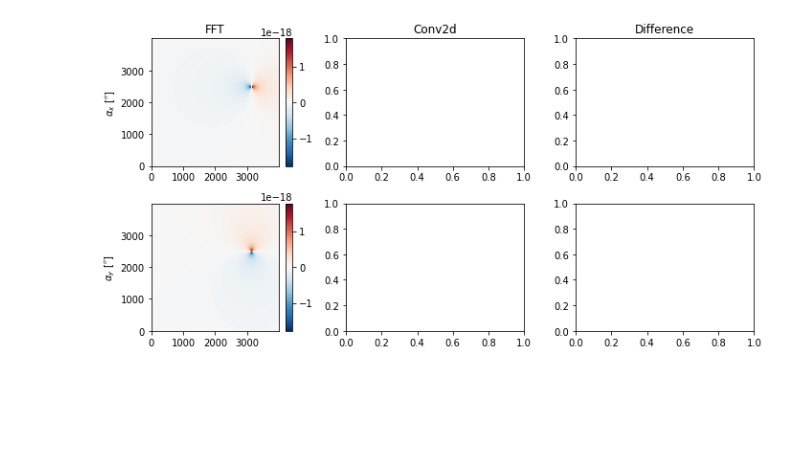
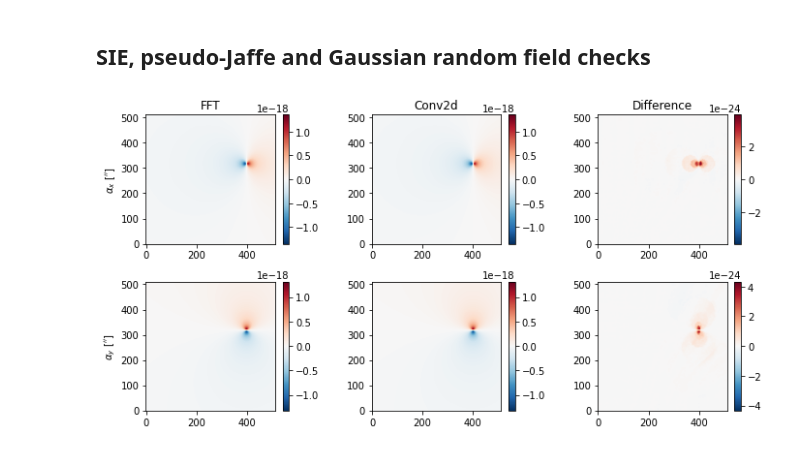
Before and after one commit to Ciela-Institute/caustic-analyses, a Jupyter notebook: notebooks/ac-07-kappa-test.ipynb, the cells around one changed output. Cells and saved outputs as stored; diff of their text form; code cells hidden in the pictures; blank space fills up the shorter version.

Commit message:
add more rigorous pj kappa test

```diff
--- a/notebooks/ac-07-kappa-test.ipynb
+++ b/notebooks/ac-07-kappa-test.ipynb
@@ -11,8 +11,10 @@ from caustic.cosmology import FlatLambdaCDMCosmology
 from caustic.lenses import SIE, KappaGrid, PseudoJaffe
 from caustic.sources import Sersic
 from caustic.utils import get_meshgrid
+# %% [markdown]
+## SIE, pseudo-Jaffe and Gaussian random field checks
 # %%
-n_pix = 1000
+n_pix = 128
 fov = 25.0
 res = fov / n_pix
 # %%
@@ -48,41 +50,41 @@ th_s = 0.2
 rho_0 = 1.0
 kappa_0 = pj.kappa_0(z_l, z_s, rho_0, th_core, th_s, cosmology)
 # z_l, thx0, thy0, kappa_0, th_core, th_s
 x_pj = torch.tensor([thx0, thy0, kappa_0, th_core, th_s])
 
 kappa_pj = pj.kappa(thx, thy, z_s, pj.x_to_dict(x_pj))[None, None]
 ax_fft, ay_fft = kappa_fft.alpha(
     thx_fine, thy_fine, z_s, kappa_fft.x_to_dict([kappa_pj])
 )
-# ax_conv2d, ay_conv2d = kappa_conv2d.alpha(
-#     thx_fine, thy_fine, z_s, kappa_conv2d.x_to_dict([kappa_pj])
-# )
+ax_conv2d, ay_conv2d = kappa_conv2d.alpha(
+    thx_fine, thy_fine, z_s, kappa_conv2d.x_to_dict([kappa_pj])
+)
 
 fig, axes = plt.subplots(2, 3, figsize=(10, 5))
 
 for a_fft, a_c2d, axs in zip(
     (ax_fft, ay_fft),
-    (None, None), # (ax_conv2d, ay_conv2d),
+    (ax_conv2d, ay_conv2d),
     axes
 ):
     ax = axs[0]
     im = ax.imshow(a_fft[0, 0], cmap="RdBu_r", norm=CenteredNorm(), origin="lower")
     plt.colorbar(im, ax=ax, fraction=0.046, pad=0.04)
 
-#     ax = axs[1]
-#     im = ax.imshow(a_c2d[0, 0], cmap="RdBu_r", norm=CenteredNorm(), origin="lower")
-#     plt.colorbar(im, ax=ax, fraction=0.046, pad=0.04)
+    ax = axs[1]
+    im = ax.imshow(a_c2d[0, 0], cmap="RdBu_r", norm=CenteredNorm(), origin="lower")
+    plt.colorbar(im, ax=ax, fraction=0.046, pad=0.04)
 
-#     ax = axs[2]
-#     im = ax.imshow((a_fft - a_c2d)[0, 0], cmap="RdBu_r", norm=CenteredNorm(), origin="lower")
-#     plt.colorbar(im, ax=ax, fraction=0.046, pad=0.04)
+    ax = axs[2]
+    im = ax.imshow((a_fft - a_c2d)[0, 0], cmap="RdBu_r", norm=CenteredNorm(), origin="lower")
+    plt.colorbar(im, ax=ax, fraction=0.046, pad=0.04)
 
 axes[0, 0].set_title("FFT")
 axes[0, 1].set_title("Conv2d")
 axes[0, 2].set_title("Difference")
 axes[0, 0].set_ylabel(r"$\alpha_x$ [$''$]")
 axes[1, 0].set_ylabel(r"$\alpha_y$ [$''$]")
 
 fig.tight_layout()
 # %% [output]
-[figure, old version]
+[figure, new version]
```
Also changed, not shown: parts of 11 cells of this notebook.
